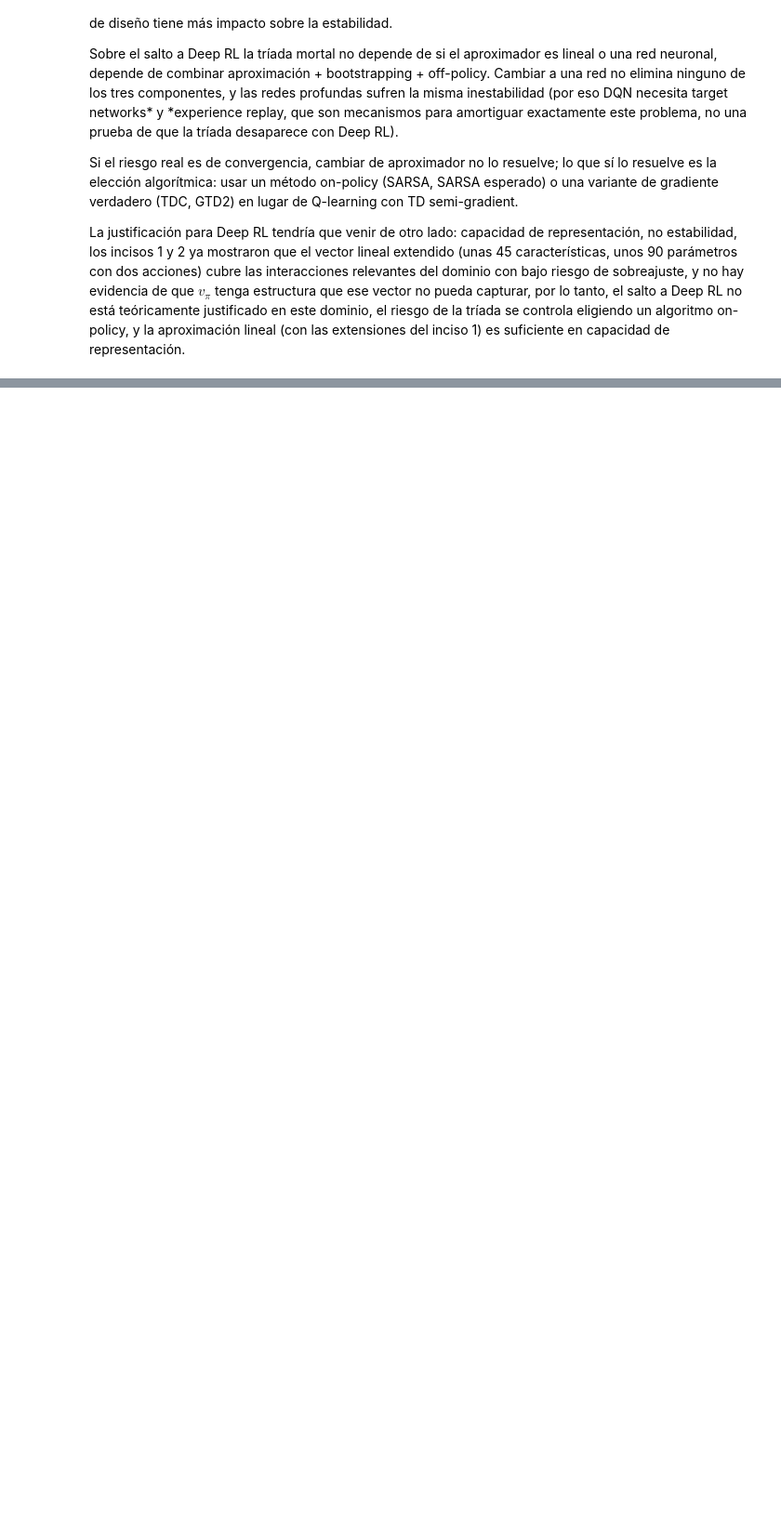
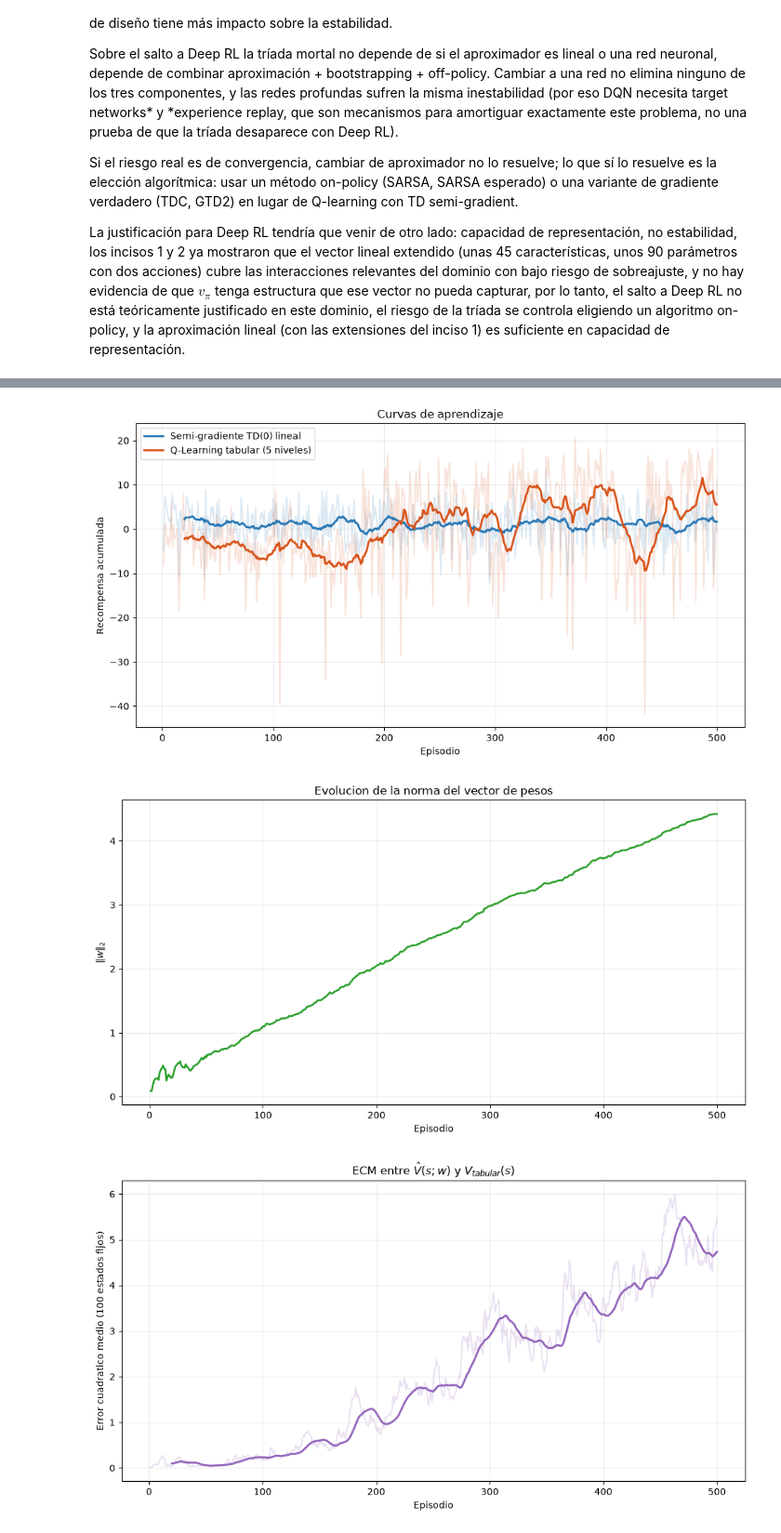
Before and after one commit to donmatthiuz/RL, a Jupyter notebook: Reporte.ipynb, the cells around one changed output, grey strips where cells are left out. Shown at 93% size. Drawn from its saved outputs; the diff is of its cells as text; code cells hidden in the pictures; blank space fills up the shorter version.

```diff
--- a/Reporte.ipynb
+++ b/Reporte.ipynb
@@ -154,0 +162,12 @@ La justificación para Deep RL tendría que venir de otro lado: capacidad de rep
+# %%
+from tarea2_td_qlearning.main import main
+
+resultado = main(
+    episodes=500,
+    seed=42,
+    show_plots=True
+)
+# %% [output]
+[figure, added]
+[figure, added]
+[figure, added]
```
Also changed, not shown: parts of 4 cells of this notebook, 16 other files.
